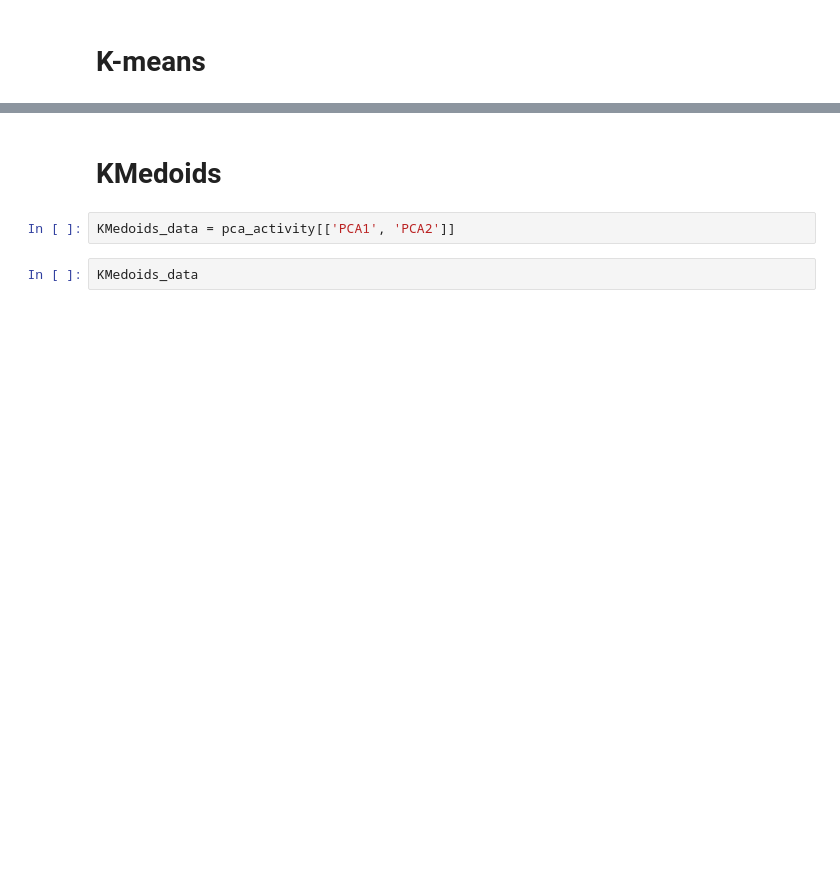
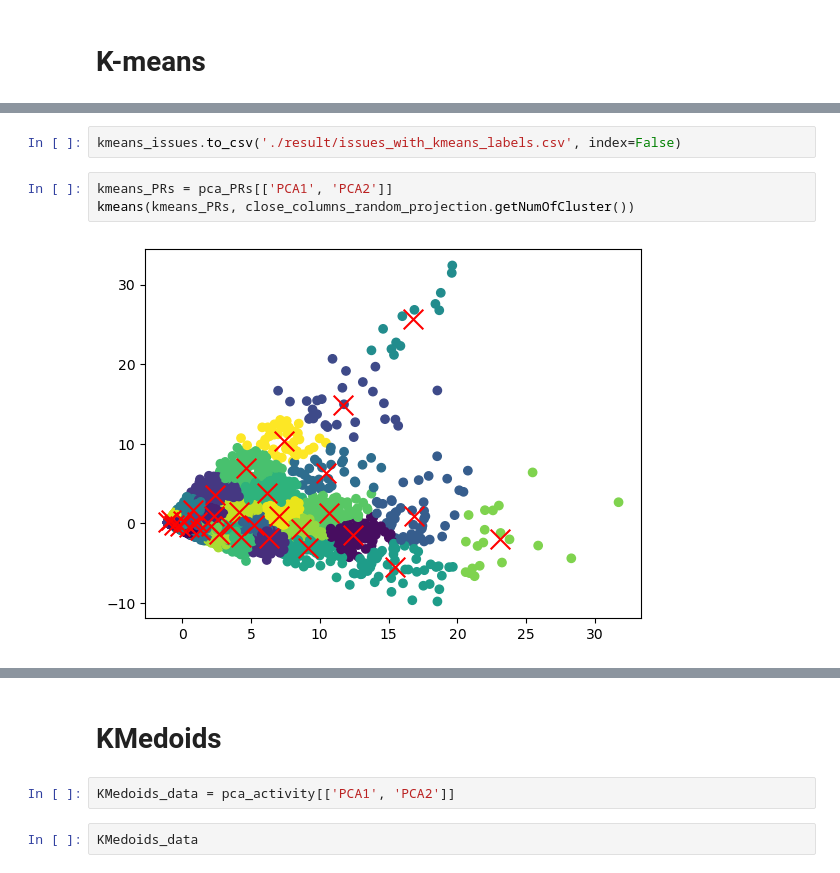
Before and after one commit to yanboyang713/project-health, a Jupyter notebook: main.ipynb, the cells around one changed output, grey strips where cells are left out. Saved outputs shown, nothing was run; the diff lists cells and outputs as text; blank space fills up the shorter version.

```diff
--- a/main.ipynb
+++ b/main.ipynb
@@ -702,0 +815,7 @@ pca_PRs
+# %%
+kmeans_issues.to_csv('./result/issues_with_kmeans_labels.csv', index=False)
+# %%
+kmeans_PRs = pca_PRs[['PCA1', 'PCA2']]
+kmeans(kmeans_PRs, close_columns_random_projection.getNumOfCluster())
+# %% [output]
+[figure, added]
```
Also changed, not shown: parts of 130 cells of this notebook, 1 other file.
